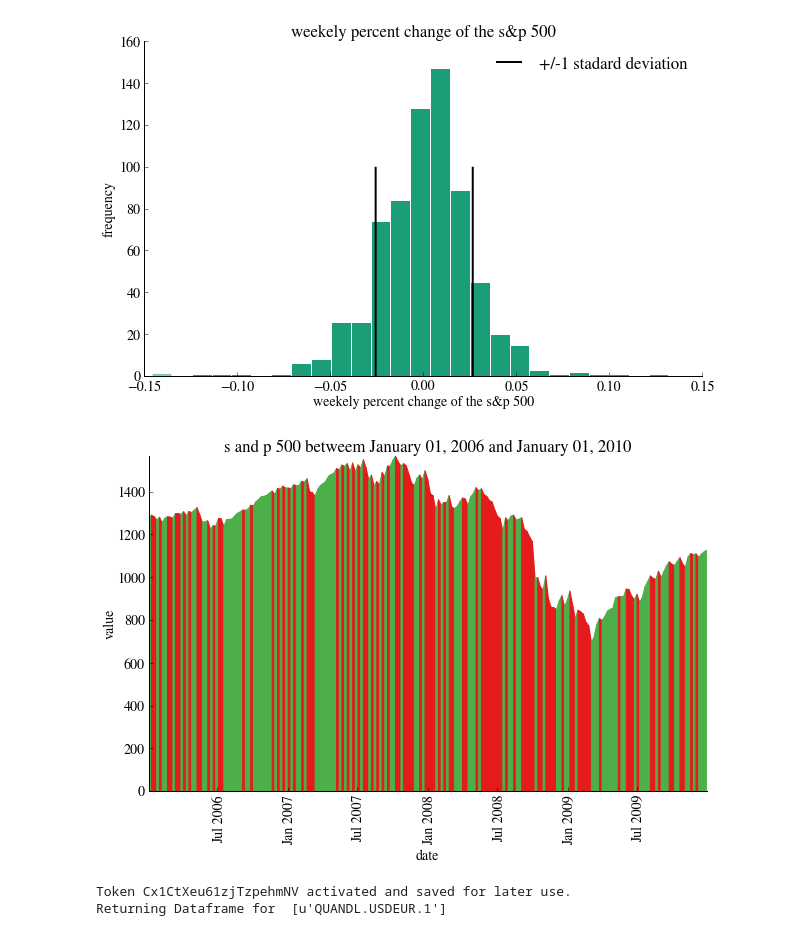
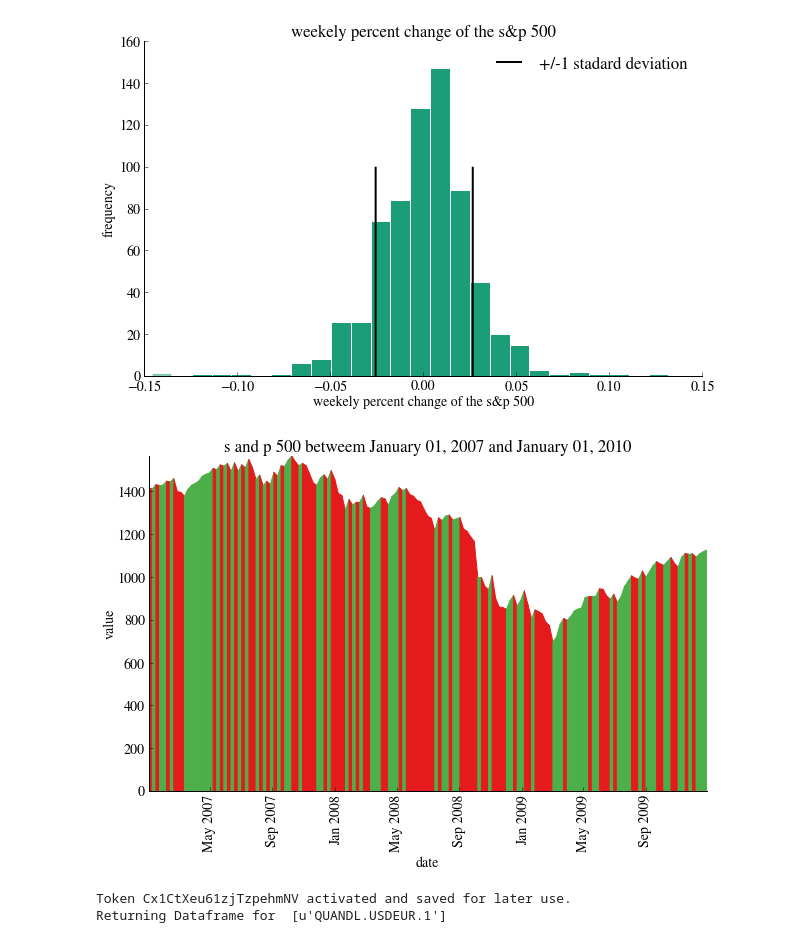
Before and after one commit to jrosen3/cs109annstock, a Jupyter notebook: ANN.ipynb, the cells around one changed output. Cells and saved outputs as stored; diff of their text form; code cells hidden in the pictures.

```diff
--- a/ANN.ipynb
+++ b/ANN.ipynb
@@ -397,29 +397,29 @@ remove_border(ax)
 # %%
 def filled_plt(df, col, begin_date=None, end_date=None):
     if begin_date == None:
         begin_date = df.index[0]
 
     if end_date == None:
         end_date = df.index[-1]
 
     temp = df.truncate(before=begin_date, after=end_date)
     for i in range(len(temp)-1):
         x = temp.index[i:i+2]
         y = temp[col][i:i+2]
         c = brewer_rg[1]
         if y[0] >= y[1]:
             c = brewer_rg[0]
         plt.fill_between(x, y, color=c)
     plt.ylim(0, temp[col].max())
     plt.xticks(rotation='vertical')
     plt.xlabel('date')
     plt.ylabel('value')
     plt.title('%s betweem %s and %s' % (clean_column_name(col), begin_date.strftime('%B %d, %Y'), end_date.strftime('%B %d, %Y')))
     remove_border()
 
-filled_plt(dataset, 's_and_p_500', begin_date=datetime.datetime(2006,1,1,0,0,0), end_date=datetime.datetime(2010,1,1,0,0,0))
+filled_plt(dataset, 's_and_p_500', begin_date=datetime.datetime(2007,1,1,0,0,0), end_date=datetime.datetime(2010,1,1,0,0,0))
 # %% [output]
-[figure, old version]
+[figure, new version]
 # %%
 #for neural network, data must be in an array without the index
 def dataframe_to_array(df, input_cols, output_cols):
```
